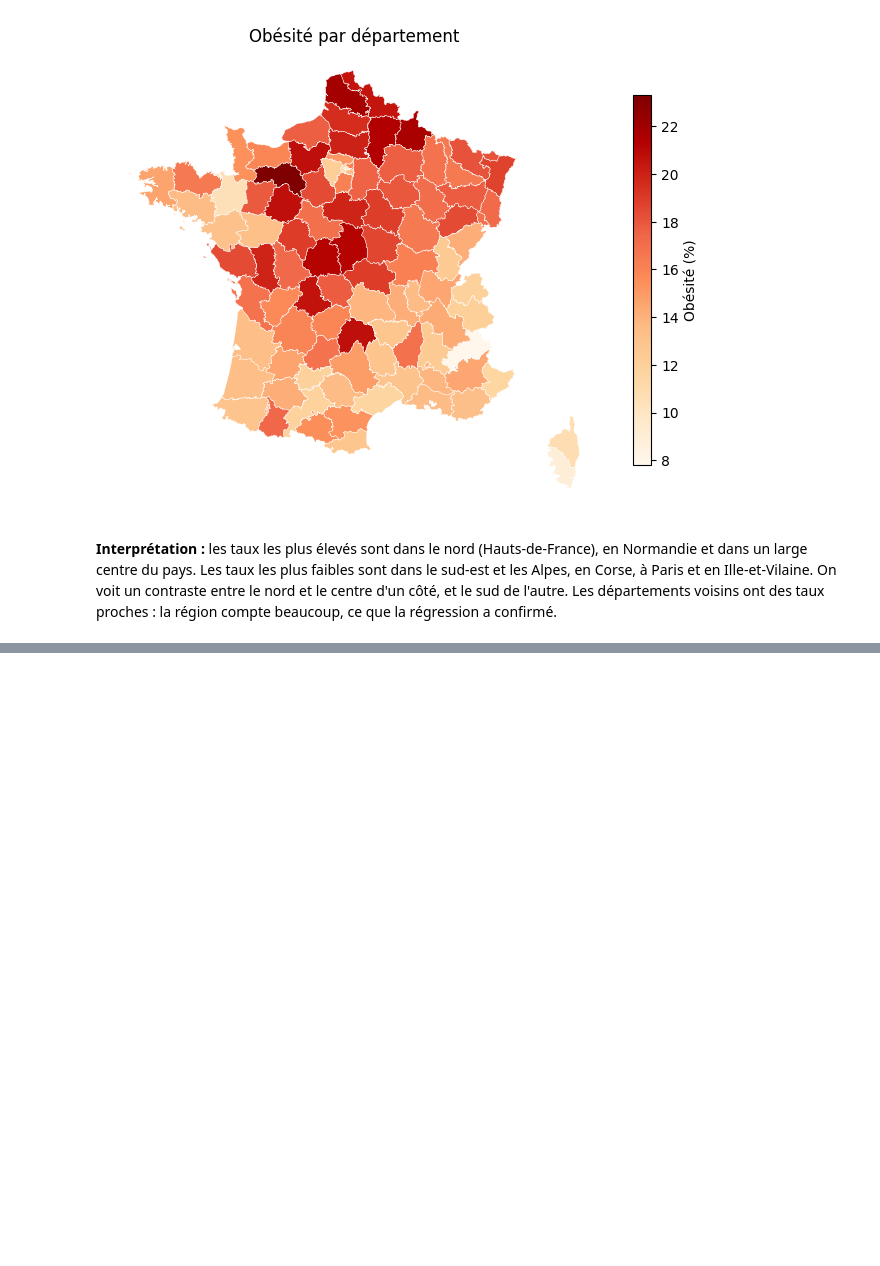
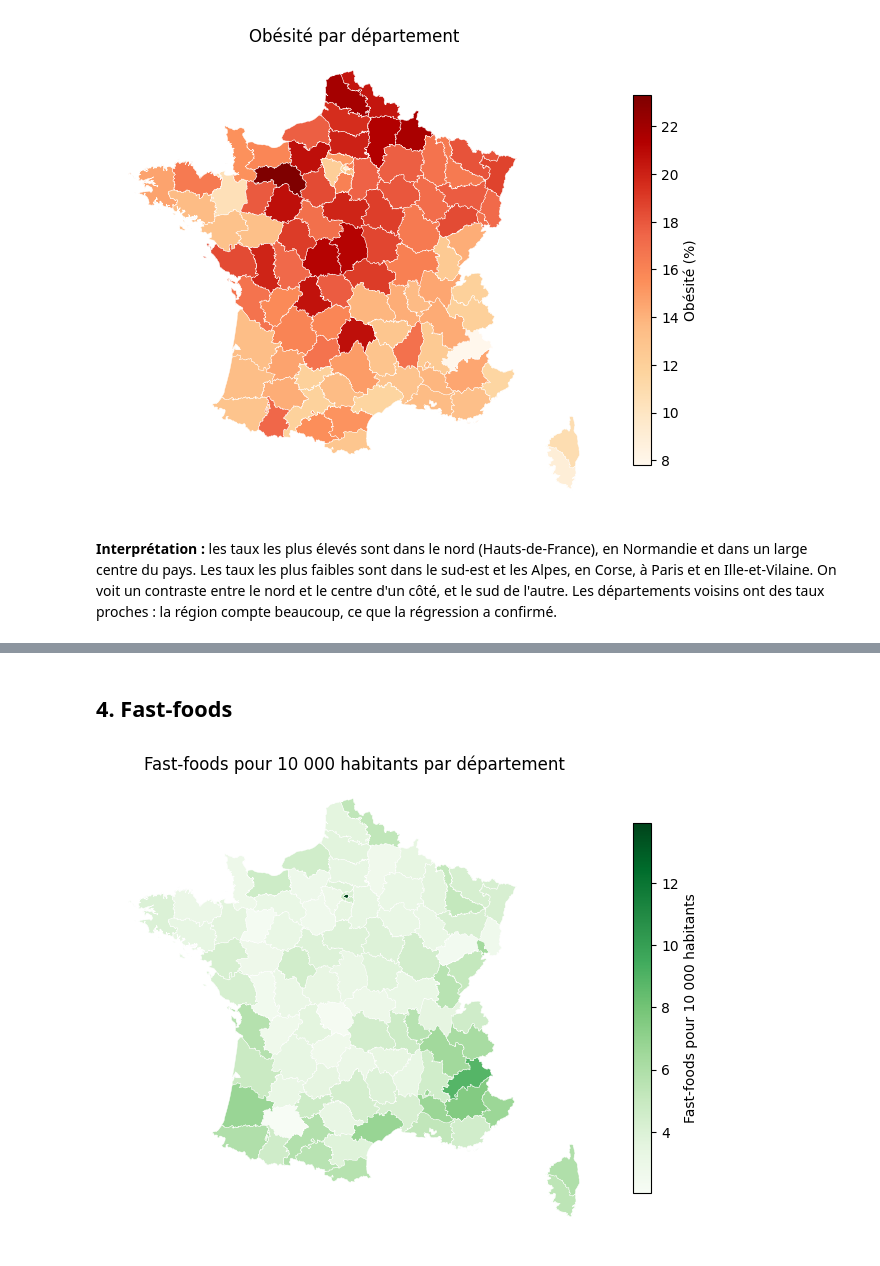
Before and after one commit to leonardlevi/projet-2A, a Jupyter notebook: notebooks/03_cartes.ipynb, the cells around one changed output, grey strips where cells are left out. Saved outputs shown, nothing was run; the diff lists cells and outputs as text; code cells hidden in the pictures; blank space fills up the shorter version.

```diff
--- a/notebooks/03_cartes.ipynb
+++ b/notebooks/03_cartes.ipynb
@@ -42,0 +62,19 @@ plt.show()
+# %% [markdown]
+## 4. Fast-foods
+# %%
+fig, ax = plt.subplots(figsize=(8, 8))
+carte.plot(
+    column="fastfoods_10k",
+    cmap="Greens",
+    legend=True,
+    edgecolor="white",
+    linewidth=0.3,
+    ax=ax,
+    legend_kwds={"label": "Fast-foods pour 10 000 habitants", "shrink": 0.6},
+)
+ax.set_axis_off()
+ax.set_title("Fast-foods pour 10 000 habitants par département")
+plt.savefig("../figures/carte_fastfoods.png", dpi=150, bbox_inches="tight")
+plt.show()
+# %% [output]
+[figure, added]
```
Also changed, not shown: parts of 2 cells of this notebook, 2 other files.
